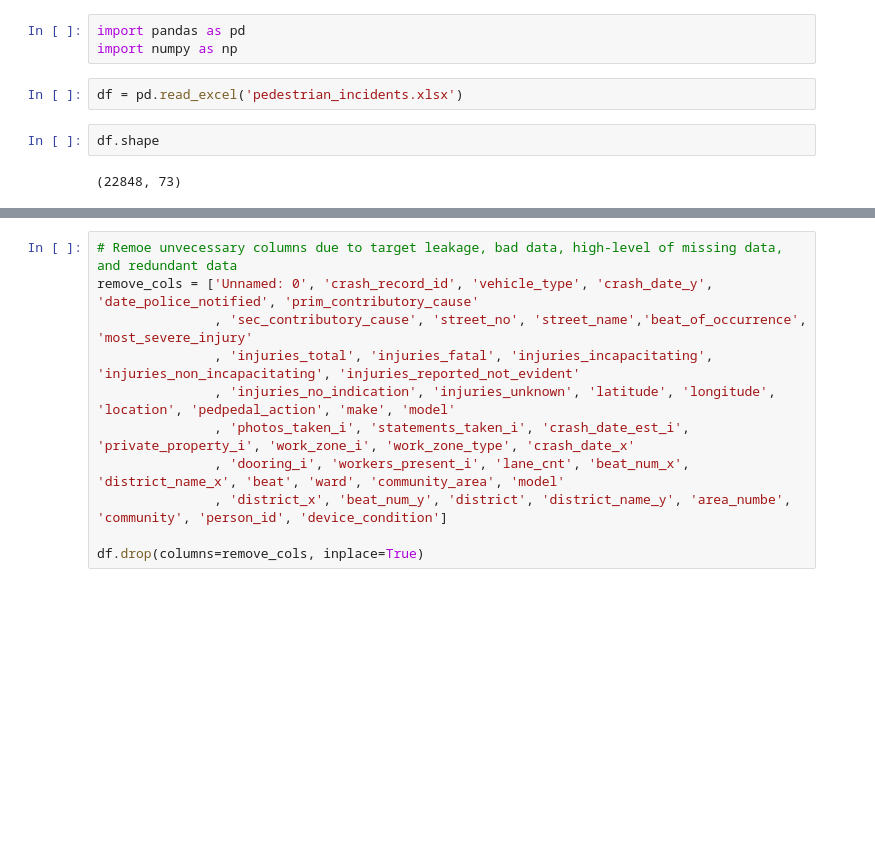
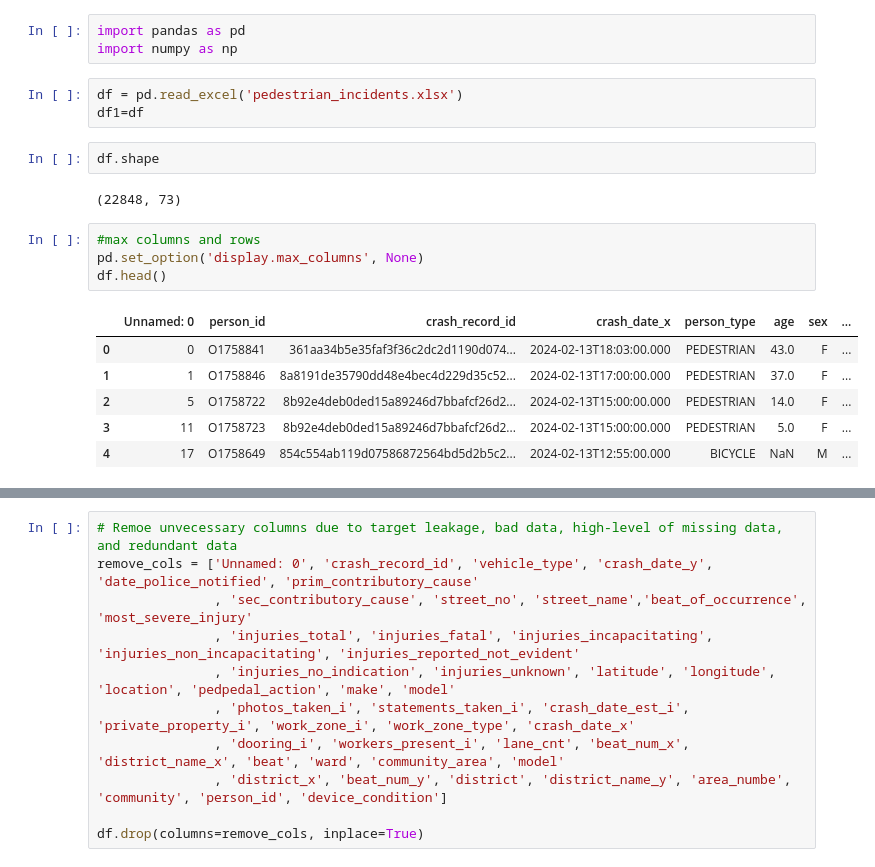
Before and after one commit to mgoodman96/DataMining2024, a Jupyter notebook: preprocessing.ipynb, the cells around one changed output, grey strips where cells are left out. Drawn from its saved outputs; the diff is of its cells as text; blank space fills up the shorter version.

```diff
--- a/preprocessing.ipynb
+++ b/preprocessing.ipynb
@@ -3,7 +3,19 @@ import pandas as pd
 import numpy as np
 # %%
 df = pd.read_excel('pedestrian_incidents.xlsx')
+df1=df
 # %%
 df.shape
 # %% [output]
 (22848, 73)
+# %%
+#max columns and rows
+pd.set_option('display.max_columns', None)
+df.head()
+# %% [output]
+|  | Unnamed: 0 | person_id | crash_record_id | crash_date_x | person_type | age | sex | ... |
+| 0 | 0 | O1758841 | 361aa34b5e35faf3f36c2dc2d1190d074... | 2024-02-13T18:03:00.000 | PEDESTRIAN | 43.0 | F | ... |
+| 1 | 1 | O1758846 | 8a8191de35790dd48e4bec4d229d35c52... | 2024-02-13T17:00:00.000 | PEDESTRIAN | 37.0 | F | ... |
+| 2 | 5 | O1758722 | 8b92e4deb0ded15a89246d7bbafcf26d2... | 2024-02-13T15:00:00.000 | PEDESTRIAN | 14.0 | F | ... |
+| 3 | 11 | O1758723 | 8b92e4deb0ded15a89246d7bbafcf26d2... | 2024-02-13T15:00:00.000 | PEDESTRIAN | 5.0 | F | ... |
+| 4 | 17 | O1758649 | 854c554ab119d07586872564bd5d2b5c2... | 2024-02-13T12:55:00.000 | BICYCLE | NaN | M | ... |
```
Also changed, not shown: parts of 20 cells of this notebook, 2 other files.
